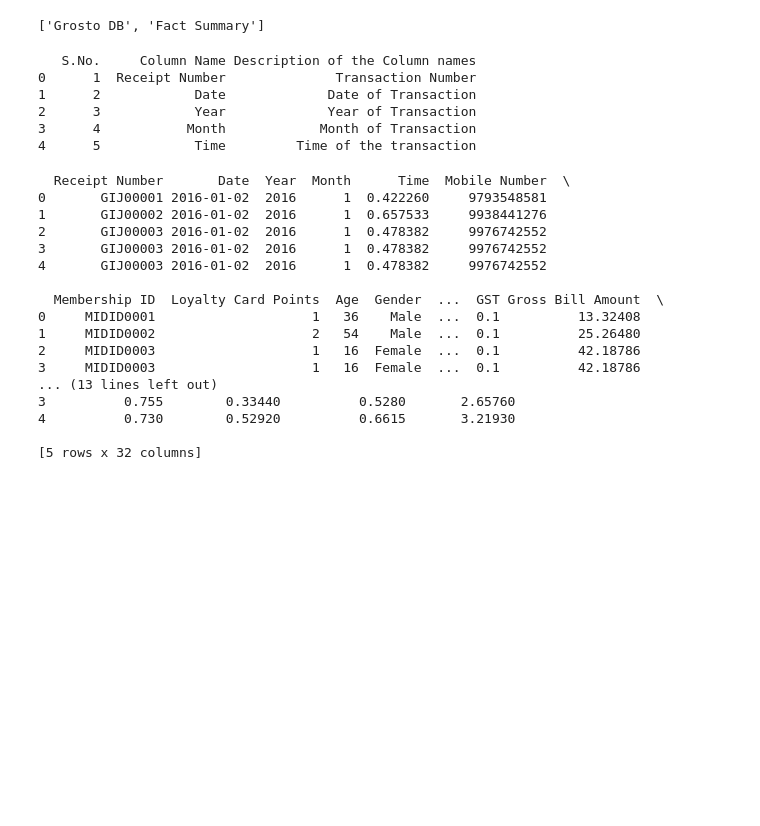
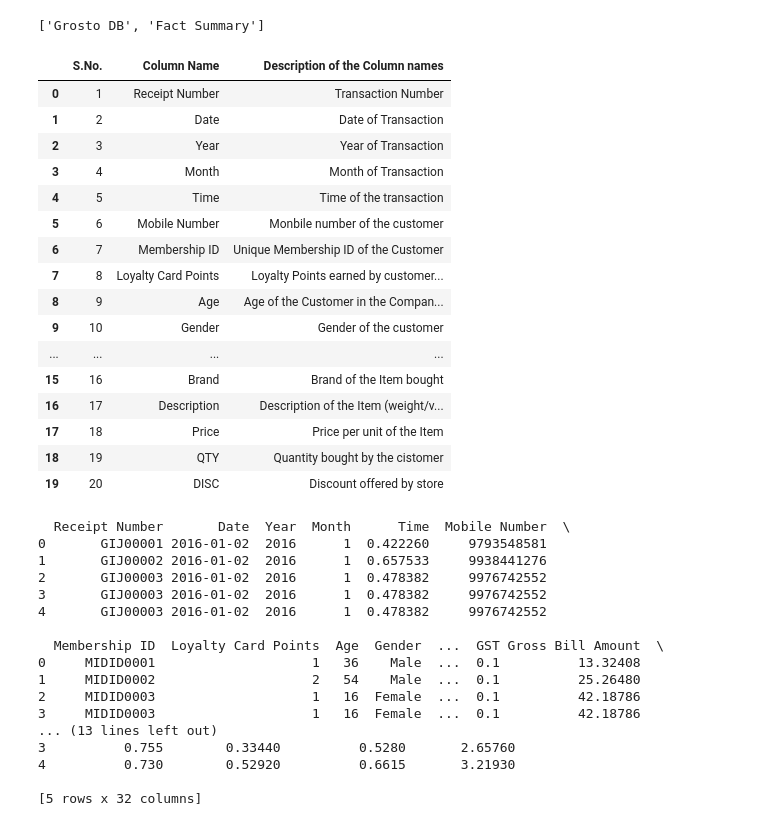
Before and after one commit to KharchenkoAnastasia/customer_analysis_grocery_chain, a Jupyter notebook: customer_analysis_grocery_chain.ipynb, the cells around one changed output. Cells and saved outputs as stored; diff of their text form; code cells hidden in the pictures; blank space fills up the shorter version.

Commit message:
customer_analysis_grocery_chain

```diff
--- a/customer_analysis_grocery_chain.ipynb
+++ b/customer_analysis_grocery_chain.ipynb
@@ -23,16 +23,27 @@ print(sheet_names)
 # %%
 # Parse the 'Fact Summary' sheet into a DataFrame
 fact_summary_df = excel_file.parse('Fact Summary')
 
 # Display the first few rows to verify the content
-print(fact_summary_df.head())
+fact_summary_df.head(20)
 # %% [output]
-   S.No.     Column Name Description of the Column names
-0      1  Receipt Number              Transaction Number
-1      2            Date             Date of Transaction
-2      3            Year             Year of Transaction
-3      4           Month            Month of Transaction
-4      5            Time         Time of the transaction
+|  | S.No. | Column Name | Description of the Column names |
+| 0 | 1 | Receipt Number | Transaction Number |
+| 1 | 2 | Date | Date of Transaction |
+| 2 | 3 | Year | Year of Transaction |
+| 3 | 4 | Month | Month of Transaction |
+| 4 | 5 | Time | Time of the transaction |
+| 5 | 6 | Mobile Number | Monbile number of the customer |
+| 6 | 7 | Membership ID | Unique Membership ID of the Customer |
+| 7 | 8 | Loyalty Card Points | Loyalty Points earned by customer... |
+| 8 | 9 | Age | Age of the Customer in the Compan... |
+| 9 | 10 | Gender | Gender of the customer |
+| ... | ... | ... | ... |
+| 15 | 16 | Brand | Brand of the Item bought |
+| 16 | 17 | Description | Description of the Item (weight/v... |
+| 17 | 18 | Price | Price per unit of the Item |
+| 18 | 19 | QTY | Quantity bought by the cistomer |
+| 19 | 20 | DISC | Discount offered by store |
 # %%
 # Read the Excel file into a DataFrame and display the first 10 rows
 df = pd.read_excel(path_to_file)
```
Also changed, not shown: parts of 2 cells of this notebook.
